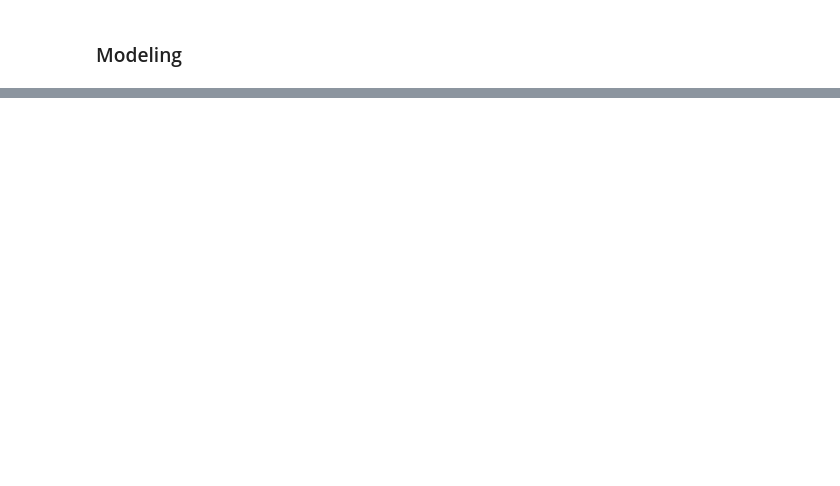
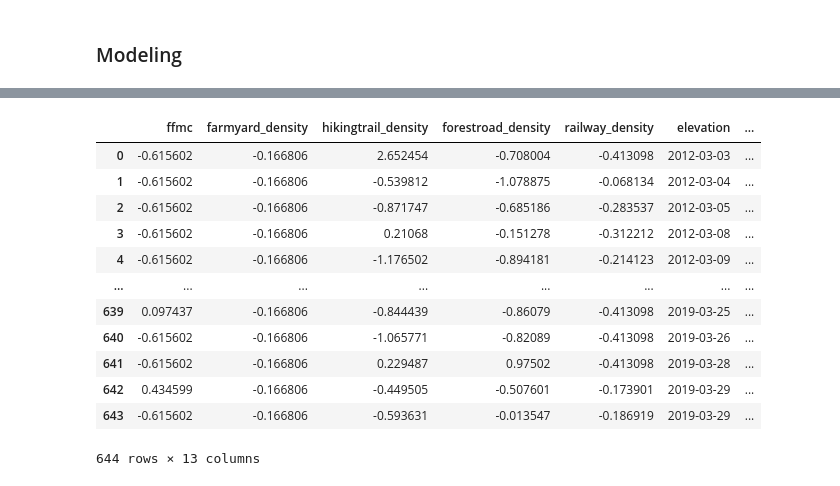
Before and after one commit to PLUS-ZGIS-GeoAI/ignite-bayesian-ml, a Jupyter notebook: notebooks/modeling_experiments/uncertainty_quantification_st_blr.ipynb, the cells around one changed output, grey strips where cells are left out. Cells and saved outputs as stored; diff of their text form; code cells hidden in the pictures; blank space fills up the shorter version.

```diff
--- a/notebooks/modeling_experiments/uncertainty_quantification_st_blr.ipynb
+++ b/notebooks/modeling_experiments/uncertainty_quantification_st_blr.ipynb
@@ -162,0 +209,16 @@ model = bmb.Model(formula=formula,
+# %%
+X_train
+# %% [output]
+|  | ffmc | farmyard_density | hikingtrail_density | forestroad_density | railway_density | elevation | ... |
+| 0 | -0.615602 | -0.166806 | 2.652454 | -0.708004 | -0.413098 | 2012-03-03 | ... |
+| 1 | -0.615602 | -0.166806 | -0.539812 | -1.078875 | -0.068134 | 2012-03-04 | ... |
+| 2 | -0.615602 | -0.166806 | -0.871747 | -0.685186 | -0.283537 | 2012-03-05 | ... |
+| 3 | -0.615602 | -0.166806 | 0.21068 | -0.151278 | -0.312212 | 2012-03-08 | ... |
+| 4 | -0.615602 | -0.166806 | -1.176502 | -0.894181 | -0.214123 | 2012-03-09 | ... |
+| ... | ... | ... | ... | ... | ... | ... | ... |
+| 639 | 0.097437 | -0.166806 | -0.844439 | -0.86079 | -0.413098 | 2019-03-25 | ... |
+| 640 | -0.615602 | -0.166806 | -1.065771 | -0.82089 | -0.413098 | 2019-03-26 | ... |
+| 641 | -0.615602 | -0.166806 | 0.229487 | 0.97502 | -0.413098 | 2019-03-28 | ... |
+| 642 | 0.434599 | -0.166806 | -0.449505 | -0.507601 | -0.173901 | 2019-03-29 | ... |
+| 643 | -0.615602 | -0.166806 | -0.593631 | -0.013547 | -0.186919 | 2019-03-29 | ... |
+644 rows × 13 columns
```
Also changed, not shown: parts of 8 cells of this notebook, 2 other files.
